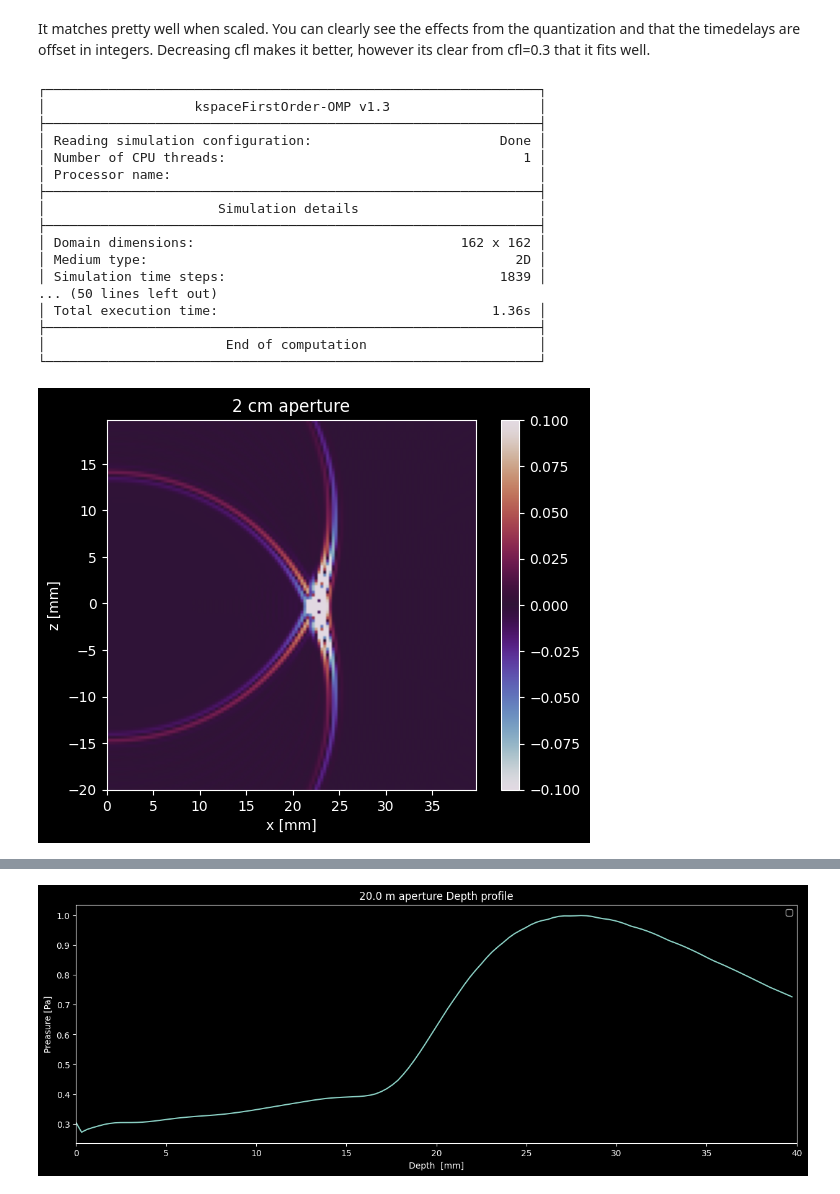
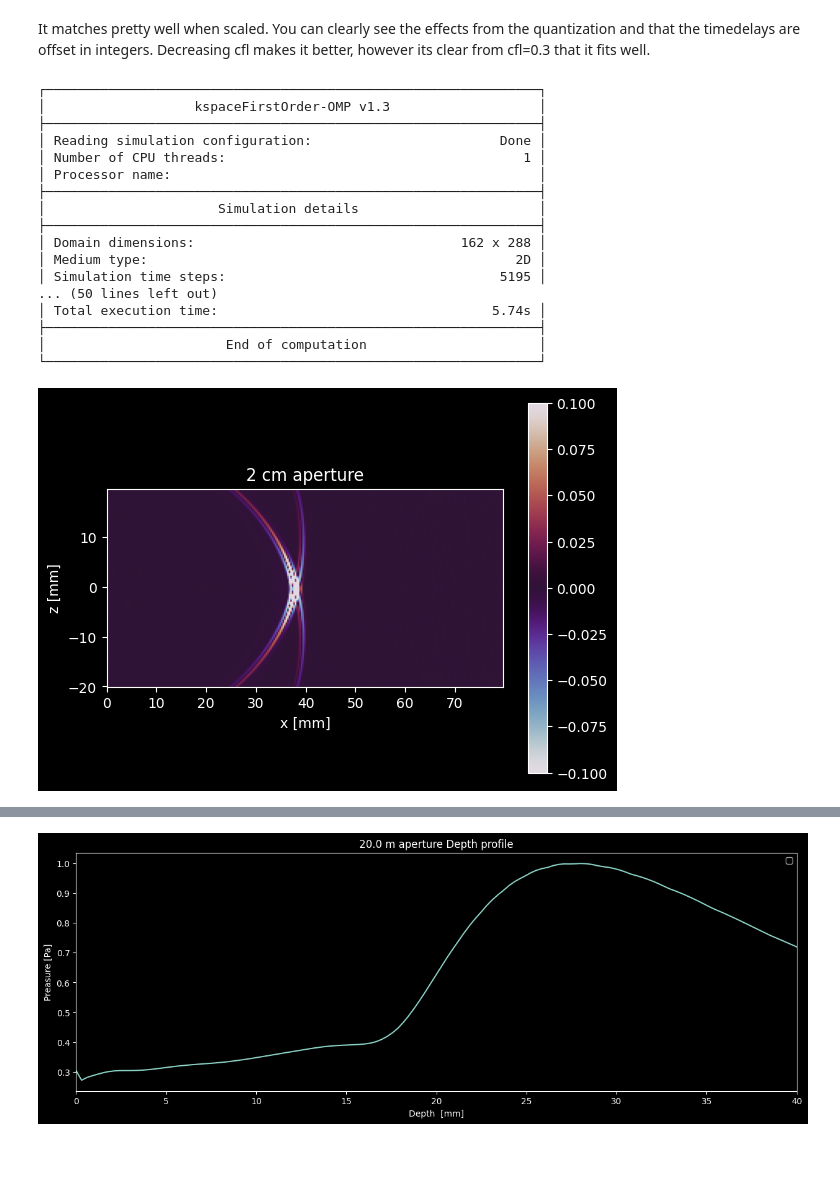
Before and after one commit to magnusgogstad/MEDT4165_ovinger, a Jupyter notebook: Exercise_5.ipynb, the cells around one changed output, grey strips where cells are left out. Cells and saved outputs as stored; diff of their text form; code cells hidden in the pictures; blank space fills up the shorter version.

```diff
--- a/Exercise_5.ipynb
+++ b/Exercise_5.ipynb
@@ -24,7 +24,7 @@ source_amp = 1e6                # [Pa] Source amplitude
 source_cycles = 2               # Number of cycles in the pulse
 
 grid_size_x = 40e-3             # [m] Grid size in x (NB: Depth in k-Wave)
-grid_size_y = 40e-3             # [m] Grid size in z (NB: Width in k-Wave)
+grid_size_y = 80e-3             # [m] Grid size in z (NB: Width in k-Wave)
 ppw = 5                         # Points per wavelength
 cfl = 0.1                       # Related to the time resolution, lower is more accurate (no need to change)
 
@@ -65,26 +66,32 @@ def timeDelay(rc, ri):
     return (1/c0)*(rc-ri)
 
 
-timeDelays = [0]                                                           # Initialize empty timeDelay list
+def calculateDelay(focus):
+    global center_element
+    global focal_point
+    focal_point.y = focus
+    rc = distance(center_element, focal_point)
+    timeDelays = [0]                                                           # Initialize empty timeDelay list
 
-for i in range(1, numb_indices_aperture//2 + 1):                           # Calculate time delays
-    element_i = Point(center_element.x+(i*dx), 0, 0)
-    #print(element_i.x)
-    timeDelays.append(timeDelay(rc, distance(element_i,focal_point)))
+    for i in range(1, numb_indices_aperture//2 + 1):                           # Calculate time delays
+        element_i = Point(center_element.x+(i*dx), 0, 0)
+        #print(element_i.x)
+        timeDelays.append(timeDelay(rc, distance(element_i,focal_point)))
 
-timeDelays = timeDelays[::-1][:-1] + timeDelays                            # Mirror all elemnts right of 0 to left side in reverse order
+    timeDelays = timeDelays[::-1][:-1] + timeDelays                            # Mirror all elemnts right of 0 to left side in reverse order
 
-for i in range(len(timeDelays)//2):                                        # If all true - mapping correct if focal point is at center
-    if timeDelays[i] != timeDelays[-1-i]:
-        print('Time delays not symmetric!')
-        break
-
-timeDelays = np.array(timeDelays)
-timeDelats_copy = timeDelays
+    for i in range(len(timeDelays)//2):                                        # If all true - mapping correct if focal point is at center
+        if timeDelays[i] != timeDelays[-1-i]:
+            print('Time delays not symmetric!')
+            break
+    return timeDelays
 
 def shift(delays: np.ndarray , temp_sampling_frequency: float) -> np.ndarray:
     return np.round((delays*temp_sampling_frequency)).astype(int)
 
+
+timeDelays = np.array(calculateDelay(focal_point_distance))
+timeDelats_copy = timeDelays
 
 min_delay = timeDelays.min()
 timeDelays = timeDelays - min_delay
@@ -155,7 +162,11 @@ def run_setup(delayMap, Triangwindow: bool = False, otherWindow: bool = False):
     sensor.mask = np.ones_like(kgrid.x)                    # Sensor mask, all grid points
 
     # Setup medium
-    medium = kWaveMedium(sound_speed=c0, density=rho0)          # Define medium object, simple homogeneous medium
+    medium = kWaveMedium(sound_speed=c0, density=rho0)         # Define medium object, simple homogeneous medium
+
+    medium.sound_speed = np.ones((kgrid.Nx, kgrid.Ny))*c0
+    medium.density = np.ones((kgrid.Nx, kgrid.Ny))*rho0
+
     return source, sensor, medium
 
 source, sensor, medium = run_setup(delayMap)
@@ -190,11 +201,11 @@ sensor_data = run_simulation()
 ├───────────────────────────────────────────────────────────────┤
 │                      Simulation details                       │
 ├───────────────────────────────────────────────────────────────┤
-│ Domain dimensions:                                  162 x 162 │
+│ Domain dimensions:                                  162 x 288 │
 │ Medium type:                                               2D │
-│ Simulation time steps:                                   1839 │
+│ Simulation time steps:                                   5195 │
 ... (50 lines left out)
-│ Total execution time:                                   1.36s │
+│ Total execution time:                                   5.74s │
 ├───────────────────────────────────────────────────────────────┤
 │                       End of computation                      │
 └───────────────────────────────────────────────────────────────┘
@@ -205,27 +216,27 @@ p_max_field = np.reshape(sensor_data['p_max'], (Nx, Ny), order="F")
 # %%
 ## VISUALIZATION
 plt.style.use('dark_background')
 
 # Get frame number to plot
 N_frame = np.round(np.where(kgrid.t_array[0] > viz_t)[0][0]).astype(int)   # Number of frames to visualize
 
 # Normalize frames based on the maximum value over all frames
 max_value = np.max(np.abs(p_field))
 p_plot = p_field / max_value
 
 cmap = 'twilight'
-extent = np.array([kgrid.y_vec[0]+20e-3, kgrid.y_vec[-1]+20e-3, kgrid.x_vec[0], kgrid.x_vec[-1]])*1e3
+extent = np.array([kgrid.y_vec[0]+40e-3, kgrid.y_vec[-1]+40e-3, kgrid.x_vec[0], kgrid.x_vec[-1]])*1e3
 
 # Create a figure and axis
 fig, ax = plt.subplots()
 image = ax.imshow(p_plot[N_frame+350], cmap=cmap, extent=extent, vmin=-0.1, vmax=0.1)
 fig.colorbar(image, ax=ax)
 plt.xlabel('x [mm]')
 plt.ylabel('z [mm]')
 plt.title('2 cm aperture')
 plt.show()
 # %% [output]
-[figure, old version]
+[figure, new version]
 # %%
 # Beam profile
 
```
Also changed, not shown: parts of 35 cells of this notebook.
